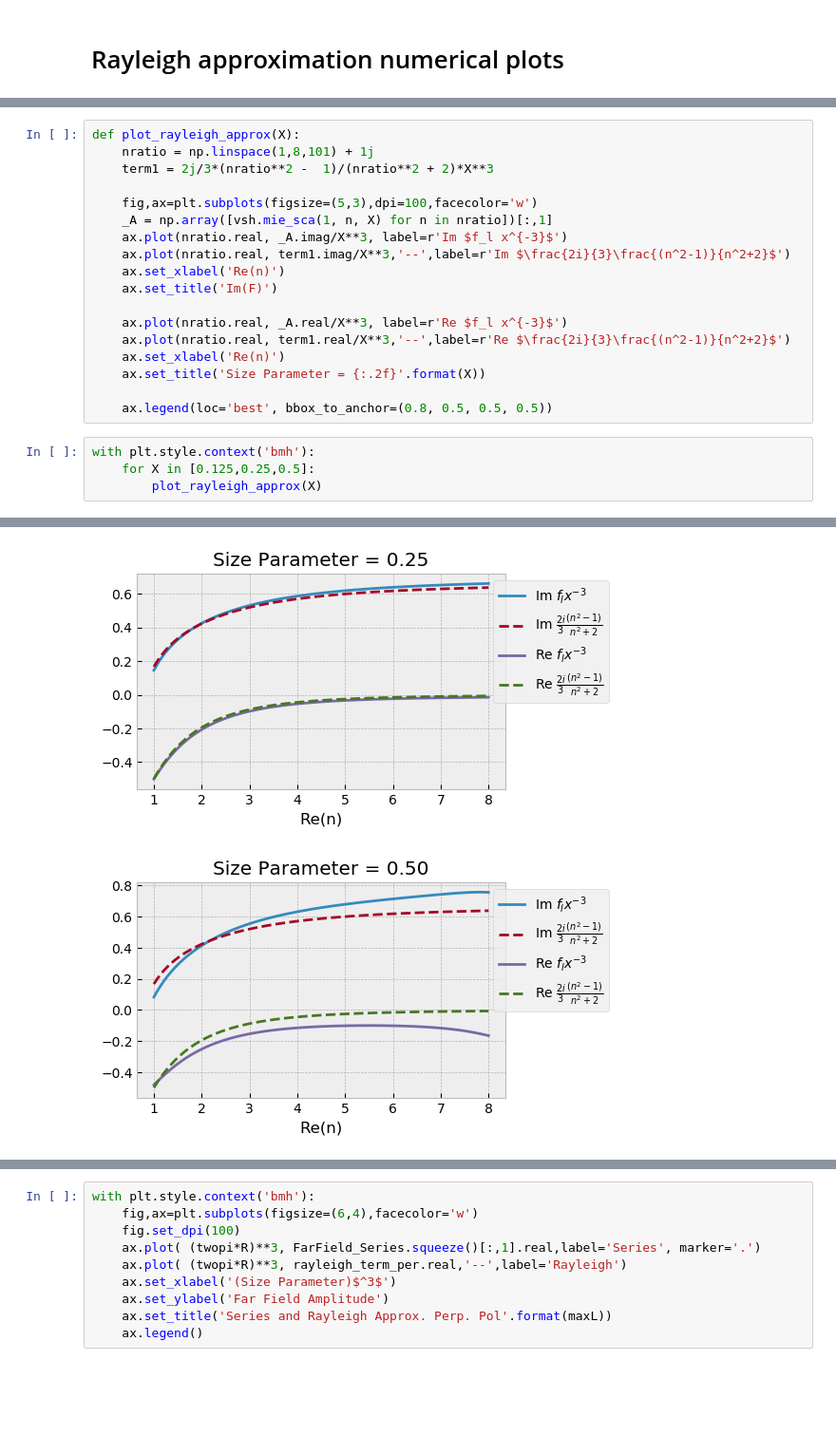
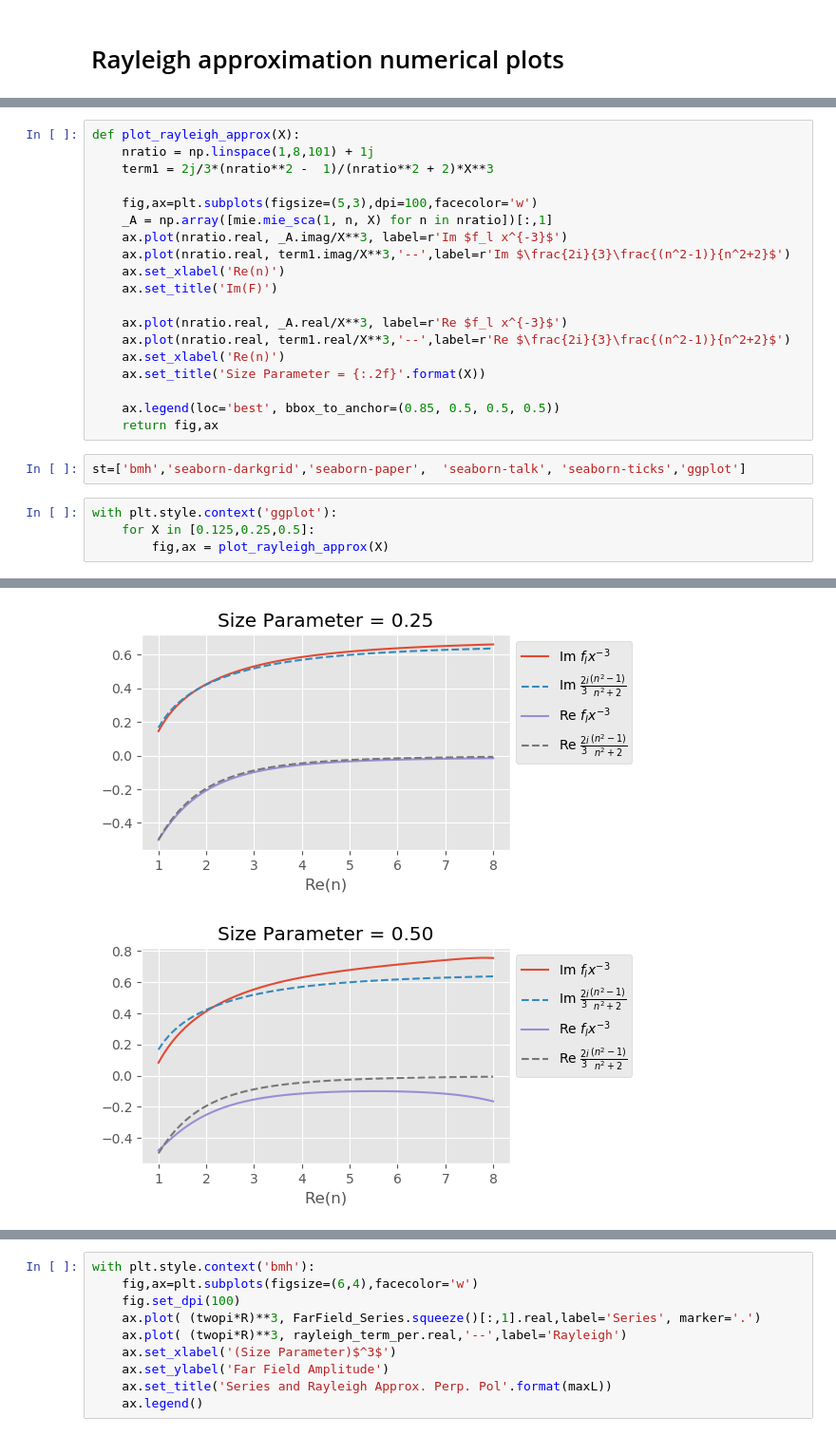
Before and after one commit to kuljitvirk/pyMie, a Jupyter notebook: test_rayleigh.ipynb, the cells around one changed output, grey strips where cells are left out. Shown at 95% size. Cells and saved outputs as stored; diff of their text form; blank space fills up the shorter version.

```diff
--- a/test_rayleigh.ipynb
+++ b/test_rayleigh.ipynb
@@ -14,7 +14,7 @@ def plot_rayleigh_approx(X):
     term1 = 2j/3*(nratio**2 -  1)/(nratio**2 + 2)*X**3
 
     fig,ax=plt.subplots(figsize=(5,3),dpi=100,facecolor='w')
-    _A = np.array([vsh.mie_sca(1, n, X) for n in nratio])[:,1]
+    _A = np.array([mie.mie_sca(1, n, X) for n in nratio])[:,1]
     ax.plot(nratio.real, _A.imag/X**3, label=r'Im $f_l x^{-3}$')
     ax.plot(nratio.real, term1.imag/X**3,'--',label=r'Im $\frac{2i}{3}\frac{(n^2-1)}{n^2+2}$')
     ax.set_xlabel('Re(n)')
@@ -25,9 +25,12 @@ def plot_rayleigh_approx(X):
     ax.set_xlabel('Re(n)')
     ax.set_title('Size Parameter = {:.2f}'.format(X))
 
-    ax.legend(loc='best', bbox_to_anchor=(0.8, 0.5, 0.5, 0.5))
+    ax.legend(loc='best', bbox_to_anchor=(0.85, 0.5, 0.5, 0.5))
+    return fig,ax
+# %%
+st=['bmh','seaborn-darkgrid','seaborn-paper',  'seaborn-talk', 'seaborn-ticks','ggplot']
 # %%
-with plt.style.context('bmh'):
+with plt.style.context('ggplot'):
     for X in [0.125,0.25,0.5]:
-        plot_rayleigh_approx(X)
+        fig,ax = plot_rayleigh_approx(X)
 # %% [output]
@@ -35,5 +38,5 @@ with plt.style.context('bmh'):
-[figure, old version]
+[figure, new version]
-[figure, old version]
+[figure, new version]
 # %%
 twopi = 2*np.pi
 R = np.linspace(0.01,0.8/twopi,9)
```
Also changed, not shown: parts of 4 cells of this notebook, 9 other files.
